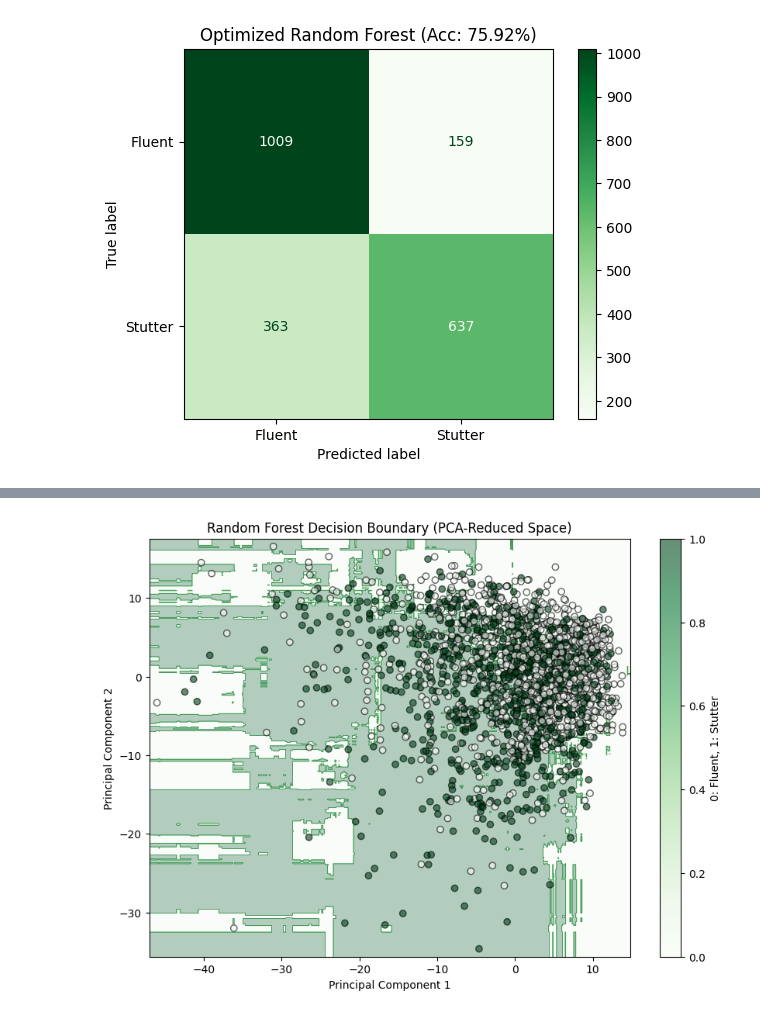
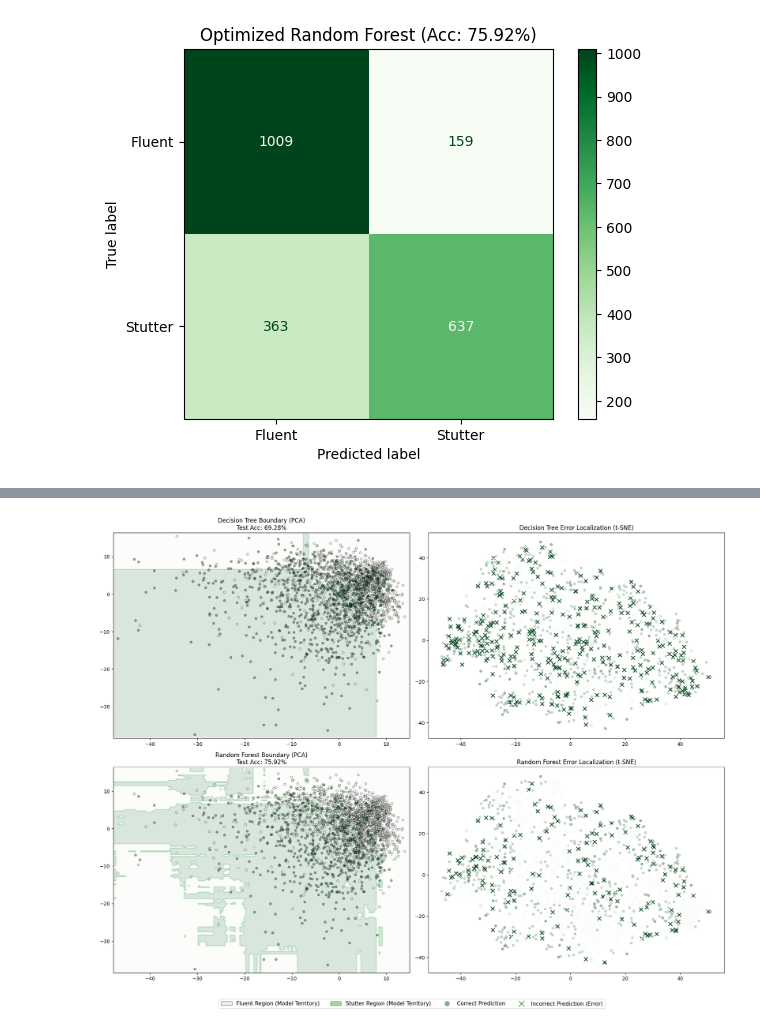
Before and after one commit to Photon-139/Stuttering-Detection-Term-Project, a Jupyter notebook: Tree_Ensemble_Deep_Dive.ipynb, the cells around one changed output, grey strips where cells are left out. Saved outputs shown, nothing was run; the diff lists cells and outputs as text; code cells hidden in the pictures.

```diff
--- a/Tree_Ensemble_Deep_Dive.ipynb
+++ b/Tree_Ensemble_Deep_Dive.ipynb
@@ -238,38 +240,72 @@ weighted avg       0.77      0.76      0.76      2168
 <Figure size 600x500 with 0 Axes>
 [figure]
 # %%
-# --- STEP 10: DECISION BOUNDARY VISUALIZATION ---
+# --- STEP 17: DUAL-MANIFOLD DIAGNOSTICS & ERROR LOCALIZATION ---
+from sklearn.manifold import TSNE
+import scipy.ndimage as ndimage
 from sklearn.decomposition import PCA
+from sklearn.tree import DecisionTreeClassifier
+from sklearn.ensemble import RandomForestClassifier
+from matplotlib.patches import Patch
+from matplotlib.lines import Line2D
 
-print("[System] Generating Decision Boundary for Random Forest...")
+# 1. Compute Manifolds
+pca_vis = PCA(n_components=2, random_state=RANDOM_SEED)
+X_test_pca = pca_vis.fit_transform(X_test_final)
+X_train_pca = pca_vis.transform(X_train_final)
 
-# 1. Reduce dimensionality to 2D for plotting
-pca = PCA(n_components=2)
-X_train_2d = pca.fit_transform(X_train_final)
-X_test_2d = pca.transform(X_test_final)
+VIS_LIMIT = 2000
+tsne = TSNE(n_components=2, perplexity=30, init='pca', random_state=RANDOM_SEED, n_jobs=-1)
+X_tsne = tsne.fit_transform(X_test_final[:VIS_LIMIT])
 
-# 2. Train a surrogate model on 2D space
-# We use the best params from your grid search
-best_rf_2d = RandomForestClassifier(n_estimators=100, max_depth=10, random_state=42)
-best_rf_2d.fit(X_train_2d, y_train_bal)
+# 2. Re-train 2D Proxies for PCA Visualization
+dt_params = dt_grid.best_params_ if 'dt_grid' in globals() else {'max_depth': 10}
+dt_2d = DecisionTreeClassifier(**dt_params, random_state=RANDOM_SEED).fit(X_train_pca, y_train_bal)
+rf_2d = RandomForestClassifier(**rf_grid.best_params_, random_state=RANDOM_SEED).fit(X_train_pca, y_train_bal)
 
-# 3. Create a meshgrid for plotting
-h = 0.1 # Step size
-x_min, x_max = X_test_2d[:, 0].min() - 1, X_test_2d[:, 0].max() + 1
-y_min, y_max = X_test_2d[:, 1].min() - 1, X_test_2d[:, 1].max() + 1
-xx, yy = np.meshgrid(np.arange(x_min, x_max, h), np.arange(y_min, y_max, h))
+# 3. Setup Mesh Grid for PCA Surfaces
+res = 150
+x_min, x_max = X_test_pca[:, 0].min() - 1, X_test_pca[:, 0].max() + 1
+y_min, y_max = X_test_pca[:, 1].min() - 1, X_test_pca[:, 1].max() + 1
+xx, yy = np.meshgrid(np.linspace(x_min, x_max, res), np.linspace(y_min, y_max, res))
 
-# 4. Predict over the mesh
-Z = best_rf_2d.predict(np.c_[xx.ravel(), yy.ravel()])
-Z = Z.reshape(xx.shape)
+Z_dt = dt_2d.predict(np.c_[xx.ravel(), yy.ravel()]).reshape(xx.shape)
+Z_rf = rf_2d.predict(np.c_[xx.ravel(), yy.ravel()]).reshape(xx.shape)
 
-# 5. Plotting
-plt.figure(figsize=(10, 7))
-plt.contourf(xx, yy, Z, alpha=0.3, cmap='Greens')
-plt.scatter(X_test_2d[:, 0], X_test_2d[:, 1], c=y_test, edgecolors='k', alpha=0.6, cmap='Greens')
-plt.title("Random Forest Decision Boundary (PCA-Reduced Space)")
-plt.xlabel("Principal Component 1")
-plt.ylabel("Principal Component 2")
-plt.colorbar(label="0: Fluent, 1: Stutter")
+fig, axes = plt.subplots(2, 2, figsize=(18, 14))
+
+# --- ROW 1: DECISION TREE ---
+axes[0,0].contourf(xx, yy, Z_dt, alpha=0.15, cmap='Greens')
+axes[0,0].scatter(X_test_pca[:, 0], X_test_pca[:, 1], c=y_pred_dt, cmap='Greens', alpha=0.4, edgecolors='k', s=20)
+axes[0,0].set_title(f"Decision Tree Boundary (PCA)\nTest Acc: {accuracy_score(y_test, y_pred_dt):.2%}")
+
+correct_dt = (y_test[:VIS_LIMIT] == y_pred_dt[:VIS_LIMIT])
+axes[0,1].scatter(X_tsne[correct_dt, 0], X_tsne[correct_dt, 1], c=y_pred_dt[:VIS_LIMIT][correct_dt], cmap='Greens', alpha=0.2, s=20)
+axes[0,1].scatter(X_tsne[~correct_dt, 0], X_tsne[~correct_dt, 1], c=y_pred_dt[:VIS_LIMIT][~correct_dt], cmap='Greens', alpha=1.0, s=60, marker='x')
+axes[0,1].set_title("Decision Tree Error Localization (t-SNE)")
+
+# --- ROW 2: RANDOM FOREST ---
+axes[1,0].contourf(xx, yy, Z_rf, alpha=0.15, cmap='Greens')
+axes[1,0].scatter(X_test_pca[:, 0], X_test_pca[:, 1], c=y_pred_rf, cmap='Greens', alpha=0.4, edgecolors='k', s=20)
+axes[1,0].set_title(f"Random Forest Boundary (PCA)\nTest Acc: {accuracy_score(y_test, y_pred_rf):.2%}")
+
+correct_rf = (y_test[:VIS_LIMIT] == y_pred_rf[:VIS_LIMIT])
+axes[1,1].scatter(X_tsne[correct_rf, 0], X_tsne[correct_rf, 1], c=y_pred_rf[:VIS_LIMIT][correct_rf], cmap='Greens', alpha=0.2, s=20)
+axes[1,1].scatter(X_tsne[~correct_rf, 0], X_tsne[~correct_rf, 1], c=y_pred_rf[:VIS_LIMIT][~correct_rf], cmap='Greens', alpha=1.0, s=60, marker='x')
+axes[1,1].set_title("Random Forest Error Localization (t-SNE)")
+
+# --- UNIFIED LEGEND ---
+legend_elements_17 = [
+    # The Background Regions (The "Curve" Territories)
+    Patch(facecolor='#e5f5e0', edgecolor='gray', label='Fluent Region (Model Territory)'),
+    Patch(facecolor='#a1d99b', edgecolor='gray', label='Stutter Region (Model Territory)'),
+
+    # The Data Points
+    Line2D([0], [0], marker='o', color='w', label='Correct Prediction', markerfacecolor='darkgreen', markersize=11, alpha=0.5),
+    Line2D([0], [0], marker='x', color='darkgreen', label='Incorrect Prediction (Error)', markersize=11, linestyle='None')
+]
+fig.legend(handles=legend_elements_17, loc='lower center', ncol=4, frameon=True, fontsize=11, bbox_to_anchor=(0.5, -0.01))
+
+plt.tight_layout(rect=[0, 0.04, 1, 1])
 plt.show()
 # %% [output]
@@ -277,4 +312,4 @@ plt.show()
-[figure, old version]
+[figure, new version]
 # %%
 
 # Ensure models directory exists
```
Also changed, not shown: parts of 4 cells of this notebook, 10 other files.
